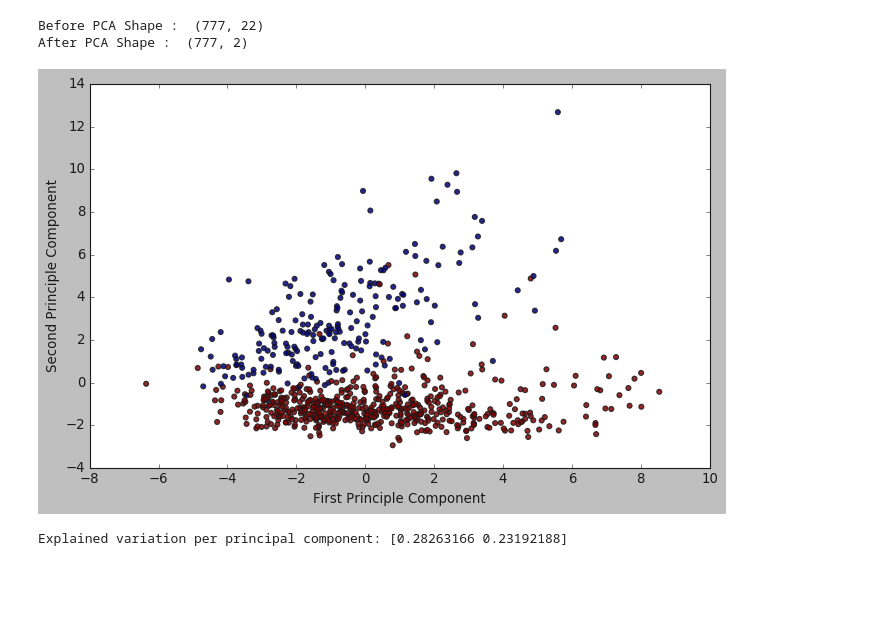
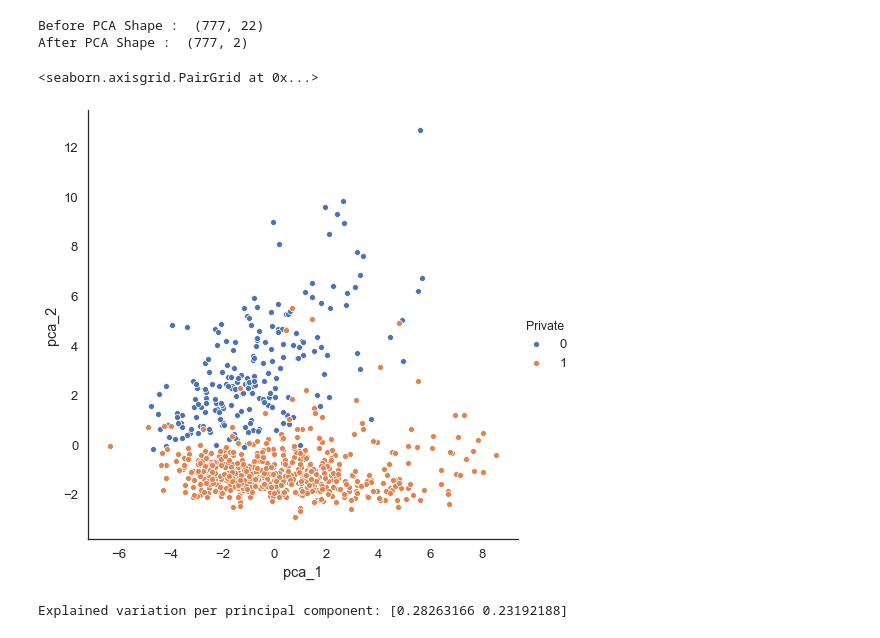
Before and after one commit to 08370011/2019_Data_Mining, a Jupyter notebook: HW3_PCA/notebook/pca.ipynb, the cells around one changed output. Saved outputs shown, nothing was run; the diff lists cells and outputs as text; code cells hidden in the pictures; blank space fills up the shorter version.

```diff
--- a/HW3_PCA/notebook/pca.ipynb
+++ b/HW3_PCA/notebook/pca.ipynb
@@ -585,15 +585,13 @@ print('After PCA Shape : ', x_pca.shape)
 # %% [output]
 Before PCA Shape :  (777, 22)
 After PCA Shape :  (777, 2)
-# %%
-plt.style.use('classic')
-plt.figure(figsize=(10,6))
-plt.scatter(x_pca[:,0],x_pca[:,1],c=df['Private'],alpha=0.85)
-plt.xlabel('First Principle Component')
-plt.ylabel('Second Principle Component')
-plt.show()
-# %% [output]
-[figure, removed]
+# %%
+pca_df = pd.DataFrame({'pca_1':x_pca[:,0], 'pca_2':x_pca[:,1], 'Private':df['Private']})
+# %%
+sns.pairplot(x_vars=['pca_1'], y_vars=['pca_2'], data=pca_df, hue="Private", size=7)
+# %% [output]
+<seaborn.axisgrid.PairGrid at 0x...>
+[figure, added]
 # %%
 print('Explained variation per principal component: {}'.format(pca.explained_variance_ratio_))
 # %% [output]
```
